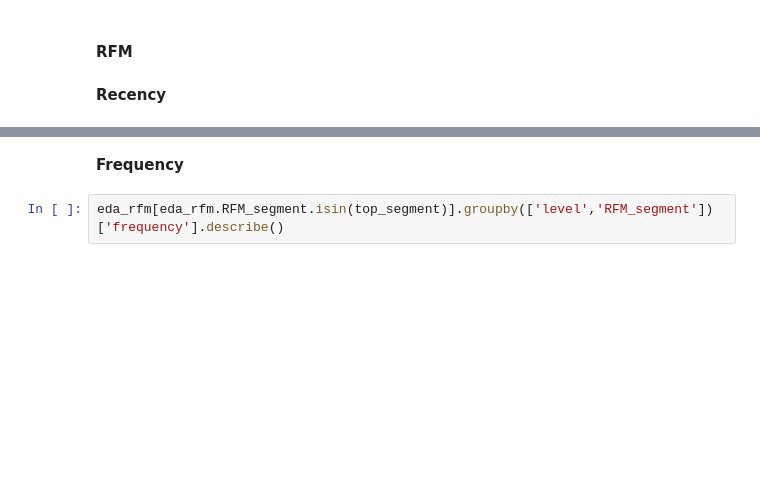
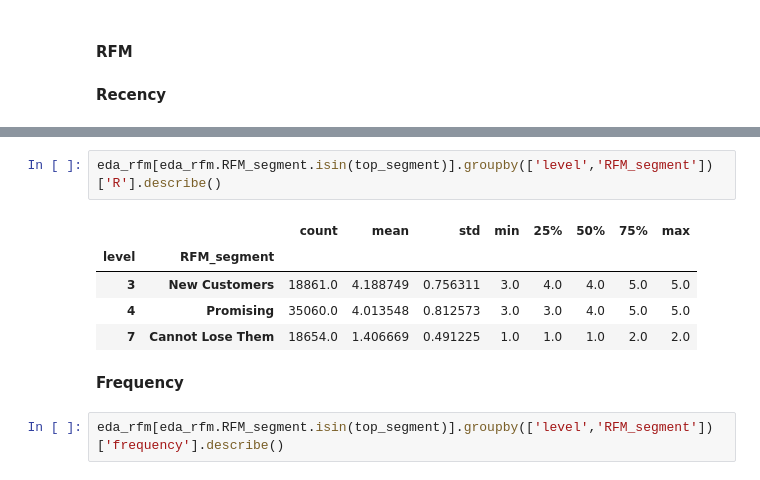
Before and after one commit to aridiawan/ecommerce-analysis, a Jupyter notebook: notebooks/4.0.1-data-analysis-cluster.ipynb, the cells around one changed output, grey strips where cells are left out. Drawn from its saved outputs; the diff is of its cells as text; blank space fills up the shorter version.

```diff
--- a/notebooks/4.0.1-data-analysis-cluster.ipynb
+++ b/notebooks/4.0.1-data-analysis-cluster.ipynb
@@ -120,6 +120,14 @@ eda_rfm[eda_rfm.RFM_segment.isin(top_segment)].groupby(['level','RFM_segment'])[
 | 3 | New Customers | 18861.0 | 120.109167 | 71.625530 | 1.0 | 58.0 | 119.0 | 173.0 | 271.0 |
 | 4 | Promising | 35060.0 | 136.480633 | 75.824409 | 2.0 | 72.0 | 136.0 | 199.0 | 271.0 |
 | 7 | Cannot Lose Them | 18654.0 | 414.212930 | 94.590087 | 272.0 | 331.0 | 411.0 | 483.0 | 726.0 |
+# %%
+eda_rfm[eda_rfm.RFM_segment.isin(top_segment)].groupby(['level','RFM_segment'])['R'].describe()
+# %% [output]
+|  |  | count | mean | std | min | 25% | 50% | 75% | max |
+| level | RFM_segment |  |  |  |  |  |  |  |  |
+| 3 | New Customers | 18861.0 | 4.188749 | 0.756311 | 3.0 | 4.0 | 4.0 | 5.0 | 5.0 |
+| 4 | Promising | 35060.0 | 4.013548 | 0.812573 | 3.0 | 3.0 | 4.0 | 5.0 | 5.0 |
+| 7 | Cannot Lose Them | 18654.0 | 1.406669 | 0.491225 | 1.0 | 1.0 | 1.0 | 2.0 | 2.0 |
 # %% [markdown]
 **Frequency**
 # %%
```
Also changed, not shown: parts of 13 cells of this notebook, 1 other file.
